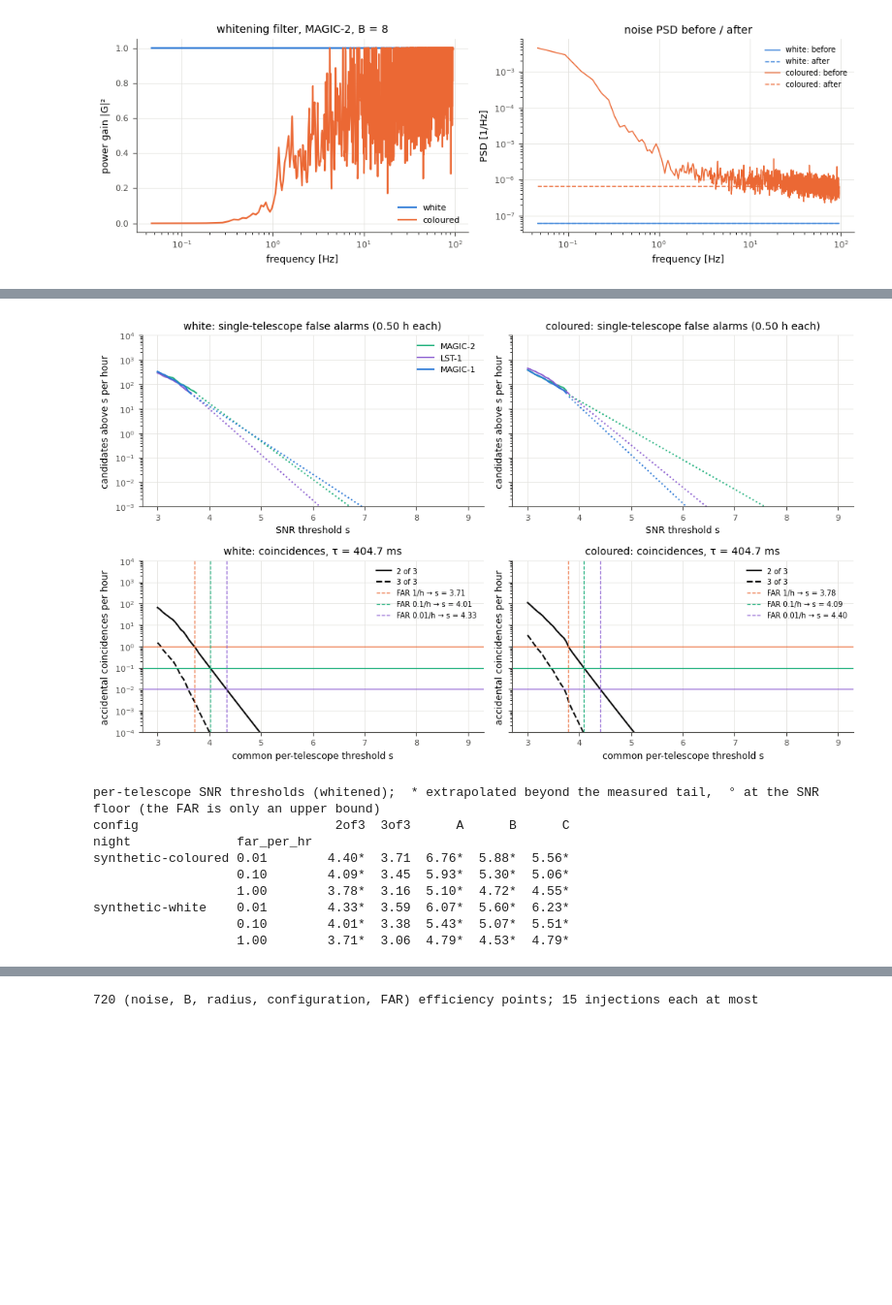
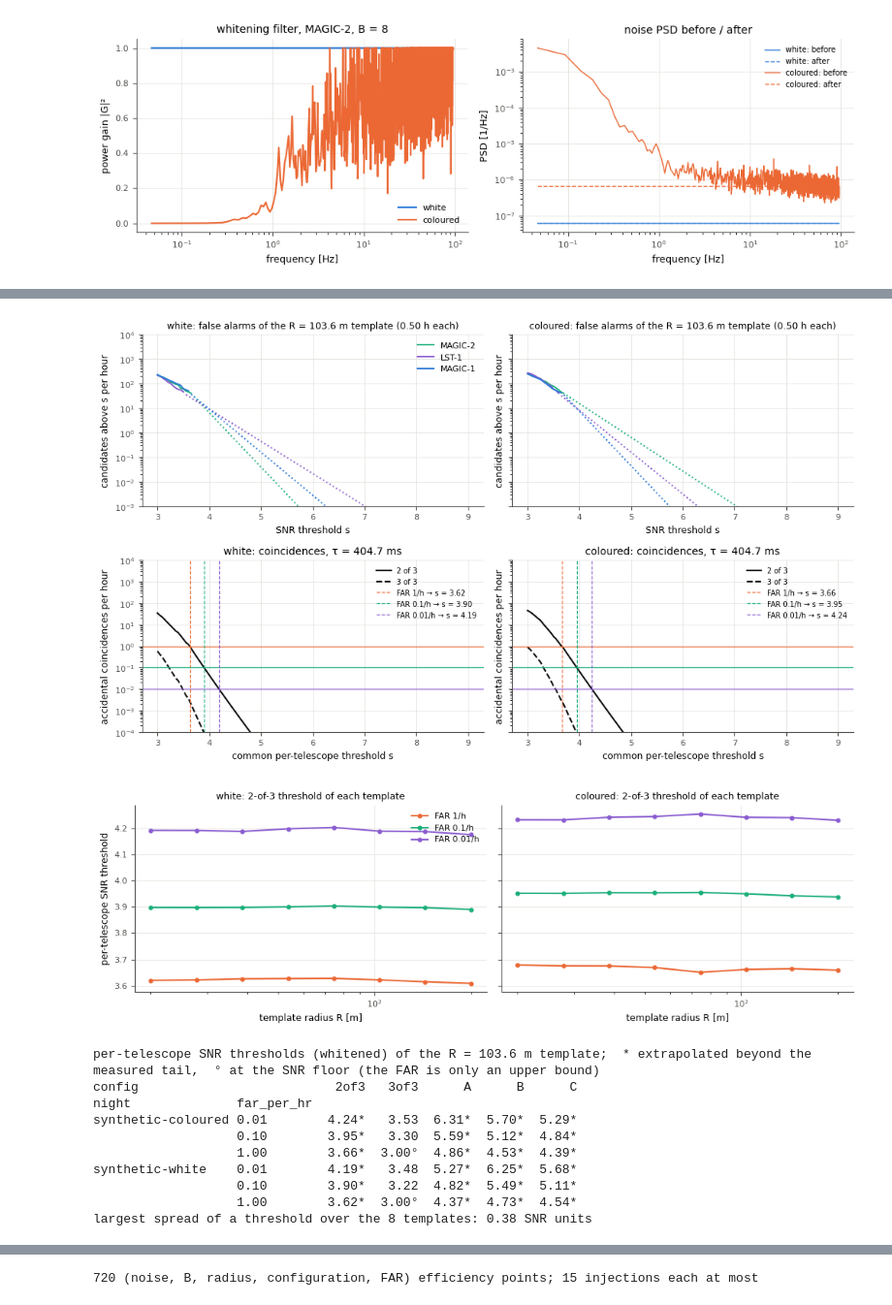
Before and after one commit to eliadse/kbo-occultation, a Jupyter notebook: notebooks/synthetic_upper_limits.ipynb, the cells around one changed output, grey strips where cells are left out. Shown at 97% size. Saved outputs shown, nothing was run; the diff lists cells and outputs as text; code cells hidden in the pictures; blank space fills up the shorter version.

```diff
--- a/notebooks/synthetic_upper_limits.ipynb
+++ b/notebooks/synthetic_upper_limits.ipynb
@@ -684,7 +654,7 @@ ax.set_yscale("log")
 ax.set_ylim(0.5, None)
 ax.set_xlabel("matched-filter SNR of the uninjected run")
 ax.set_ylabel("samples")
-ax.set_title(f"{DEMO_NOISE} noise, bank template of R = 100 m")
+ax.set_title(f"{DEMO_NOISE} noise, template of R = {DEMO_R:g} m")
 ax.legend(frameon=False, fontsize=8)
 finish(fig, "13_snr_trace_histogram")
 # %% [output]
@@ -705,12 +679,8 @@ curves are generated. Results are cached per run in `outputs/notebooks/synthetic
 # %%
 import zlib
 
-BANK = None                                           # None: calibrate_run builds each star's own bank (mimic.star_bank)
-if not PER_STAR_BANK:
-    from kbo_occultation.analysis.mimic import search_templates
-    BANK = search_templates(ccfg.mimic, v_bank)
 ref_key = "" if profiles is None else "_ref%08x" % zlib.crc32("|".join(f"{g['A'].night}/{g['A'].observation}" for g in refs).encode())
-TAG = (f"t{N_TRIALS}_r{RADII[0]:g}-{RADII[-1]:g}x{len(RADII)}_s{RUN_S:g}_seed{SEED}" + ("" if PER_STAR_BANK else "_fixedbank") + ref_key)
+TAG = (f"t{N_TRIALS}_r{RADII[0]:g}-{RADII[-1]:g}x{len(RADII)}_s{RUN_S:g}_seed{SEED}" + "_matched" + ref_key)
 
 parts = {k: [] for k in ("trials", "cands", "calib", "full")}
 t_all = time.time()
@@ -725,8 +695,8 @@ for night, obs, group in ALL_RUNS:
             t = time.time()
             full_rows = []
             tr, ca, ka = ms.calibrate_run(night, obs, group, cfg, ccfg, corr, list(RADII), sf_mode="measured",
-                                          n_trials=N_TRIALS, seed=SEED, bank=BANK, patterns=pattern_cache,
-                                          full_candidates=full_rows)
+                                          n_trials=N_TRIALS, seed=SEED, patterns=pattern_cache,
+                                          full_candidates=full_rows, matched=True)
             frames = {"trials": tr, "cands": ca, "calib": ka, "full": pd.DataFrame(full_rows)}
             for k, df in frames.items():
                 df.to_csv(paths[k], index=False)
@@ -739,9 +709,9 @@ trials, cands, run_calib, full = (cat(parts[k]) for k in ("trials", "cands", "ca
 for df in (cands, run_calib, full):
     if len(df):
         df["mag_B"] = [MAG_OF[(n, o)] for n, o in zip(df["night"], df["observation"])]
-print(f"{len(trials)} injected searches, {len(full)} false-alarm candidates in {run_calib.groupby('night')['live_s'].sum().sum() / 3600:.2f} telescope-hours "
+print(f"{len(trials)} injected searches, {len(full)} false-alarm candidates in {run_calib.drop_duplicates(['night', 'observation', 'correction', 'channel'])['live_s'].sum() / 3600:.2f} telescope-hours "
       f"({time.time() - t_all:.0f} s)")
-print("\nSNR trace of the uninjected runs (σ and MAD-σ ≈ 1 means the empirical normalisation is right):")
+print("\nSNR trace of the uninjected runs, mean over the templates (σ and MAD-σ ≈ 1 means the empirical normalisation is right):")
 print(run_calib.groupby(["night", "correction", "channel"])[["snr_std", "snr_mad_sigma", "n_candidates"]].mean().round(2).to_string())
 # %% [output]
 synthetic-white      B7_0   whitened  cached
@@ -779,57 +751,79 @@ the tail comes from about one hour.
 # %%
-curves = sy.rate_curves_from_candidates(full, run_calib)         # {(night, correction): {channel: RateCurve}}
-thresholds = cat([ms.thresholds_table(cv, TOL, FARS).assign(night=n, correction=c) for (n, c), cv in curves.items()])
+curves = sy.rate_curves_from_candidates(full, run_calib, by=("night", "correction", "radius_m"))   # {(night, correction, R): {channel: RateCurve}}
+curves_by_R = {}                                                  # {(night, correction): {R: {channel: RateCurve}}}
+for (n, c, R), cv in curves.items():
+    curves_by_R.setdefault((n, c), {})[R] = cv
+thresholds = cat([ms.thresholds_table(cv, TOL, FARS).assign(night=n, correction=c, radius_m=R) for (n, c, R), cv in curves.items()])
 HEAD_CORR = CORRECTIONS[0]
+R_REF = float(RADII[np.argmin(np.abs(np.log(RADII / 100.0)))])    # the radius whose false alarms are drawn
 
 s_grid = np.linspace(3.0, 9.0, 121)
 fig, axes = plt.subplots(2, len(NOISE_MODELS), figsize=(5.2 * len(NOISE_MODELS), 6.2), squeeze=False, sharey="row")
 for j, noise in enumerate(NOISE_MODELS):
-    cv = curves[(f"synthetic-{noise}", HEAD_CORR)]
+    cv = curves[(f"synthetic-{noise}", HEAD_CORR, R_REF)]
     ax = style(axes[0, j])
     for ch, curve in cv.items():
         r = np.array([curve.rate(s) for s in s_grid])
         ext = np.array([curve.extrapolated(s) for s in s_grid])
         ax.plot(s_grid[~ext], r[~ext], color=TEL_COLOR[ch], lw=1.4, label=f"{TEL_NAME[ch]}")
         ax.plot(s_grid[ext], r[ext], color=TEL_COLOR[ch], lw=1.4, ls=":")
     ax.set_yscale("log")
     ax.set_ylim(1e-3, 1e4)
-    ax.set_title(f"{noise}: single-telescope false alarms ({curve.hours:.2f} h each)")
+    ax.set_title(f"{noise}: false alarms of the R = {R_REF:g} m template ({curve.hours:.2f} h each)", fontsize=9)
     ax.set_xlabel("SNR threshold s")
     ax.set_ylabel("candidates above s per hour")
     if j == 0:
         ax.legend(frameon=False, fontsize=8)
     ax = style(axes[1, j])
     for k, ls in ((2, "-"), (3, "--")):
         if k <= len(cv):
             ax.plot(s_grid, [ms.coincidence_rate(cv, s, TOL, k) for s in s_grid], color=INK, ls=ls, label=f"{k} of {len(cv)}")
     for far, c in zip(FARS, ("#eb6834", "#1baf7a", "#8a5cd0")):
         ax.axhline(far, color=c, lw=0.9)
-        row = thresholds[(thresholds["night"] == f"synthetic-{noise}") & (thresholds["correction"] == HEAD_CORR)
+        row = thresholds[(thresholds["night"] == f"synthetic-{noise}") & (thresholds["correction"] == HEAD_CORR) & (thresholds["radius_m"] == R_REF)
                          & (thresholds["config"] == f"{MIN_NTEL}of{len(cv)}") & (thresholds["far_per_hr"] == far)]
         ax.axvline(float(row["threshold"].iloc[0]), color=c, lw=0.9, ls="--", label=f"FAR {far:g}/h → s = {float(row['threshold'].iloc[0]):.2f}")
     ax.set_yscale("log")
     ax.set_ylim(1e-4, 1e4)
     ax.set_xlabel("common per-telescope threshold s")
     ax.set_ylabel("accidental coincidences per hour")
     ax.set_title(f"{noise}: coincidences, τ = {TOL * 1e3:.1f} ms")
     ax.legend(frameon=False, fontsize=7)
 finish(fig, "14_false_alarms")
 
-show = thresholds[thresholds["correction"] == HEAD_CORR].copy()
+fig, axes = plt.subplots(1, len(NOISE_MODELS), figsize=(5.2 * len(NOISE_MODELS), 3.4), squeeze=False, sharey=True)
+for ax, noise in zip(axes[0], NOISE_MODELS):
+    style(ax)
+    for far, c in zip(FARS, ("#eb6834", "#1baf7a", "#8a5cd0")):
+        g = thresholds[(thresholds["night"] == f"synthetic-{noise}") & (thresholds["correction"] == HEAD_CORR)
+                       & (thresholds["config"] == f"{MIN_NTEL}of3") & (thresholds["far_per_hr"] == far)].sort_values("radius_m")
+        ax.plot(g["radius_m"], g["threshold"], "o-", ms=3.5, color=c, label=f"FAR {far:g}/h")
+    ax.set_xscale("log")
+    ax.set_xlabel("template radius R [m]")
+    ax.set_title(f"{noise}: {MIN_NTEL}-of-3 threshold of each template", fontsize=9)
+axes[0, 0].set_ylabel("per-telescope SNR threshold")
+axes[0, 0].legend(frameon=False, fontsize=8)
+finish(fig, "14b_thresholds_vs_radius")
+
+show = thresholds[(thresholds["correction"] == HEAD_CORR) & (thresholds["radius_m"] == R_REF)].copy()
 show["threshold"] = [f"{t:.2f}" + ("*" if e else "") + ("°" if f else "") for t, e, f in zip(show["threshold"], show["thr_extrapolated"], show["thr_at_floor"])]
-print(f"per-telescope SNR thresholds ({HEAD_CORR});  * extrapolated beyond the measured tail,  ° at the SNR floor (the FAR is only an upper bound)")
+print(f"per-telescope SNR thresholds ({HEAD_CORR}) of the R = {R_REF:g} m template;  * extrapolated beyond the measured tail,  ° at the SNR floor (the FAR is only an upper bound)")
 print(show.pivot_table(index=["night", "far_per_hr"], columns="config", values="threshold", aggfunc="first").to_string())
+spread = thresholds[thresholds["correction"] == HEAD_CORR].groupby(["night", "config", "far_per_hr"])["threshold"].agg(lambda t: t.max() - t.min())
+print(f"largest spread of a threshold over the {len(RADII)} templates: {spread.max():.2f} SNR units")
 # %% [output]
-[figure, old version]
+[figure, new version]
+[figure, added]
-per-telescope SNR thresholds (whitened);  * extrapolated beyond the measured tail,  ° at the SNR floor (the FAR is only an upper bound)
-config                          2of3  3of3      A      B      C
+per-telescope SNR thresholds (whitened) of the R = 103.6 m template;  * extrapolated beyond the measured tail,  ° at the SNR floor (the FAR is only an upper bound)
+config                          2of3   3of3      A      B      C
 night              far_per_hr
-synthetic-coloured 0.01        4.40*  3.71  6.76*  5.88*  5.56*
-                   0.10        4.09*  3.45  5.93*  5.30*  5.06*
-                   1.00        3.78*  3.16  5.10*  4.72*  4.55*
-synthetic-white    0.01        4.33*  3.59  6.07*  5.60*  6.23*
-                   0.10        4.01*  3.38  5.43*  5.07*  5.51*
-                   1.00        3.71*  3.06  4.79*  4.53*  4.79*
+synthetic-coloured 0.01        4.24*   3.53  6.31*  5.70*  5.29*
+                   0.10        3.95*   3.30  5.59*  5.12*  4.84*
+                   1.00        3.66*  3.00°  4.86*  4.53*  4.39*
+synthetic-white    0.01        4.19*   3.48  5.27*  6.25*  5.68*
+                   0.10        3.90*   3.22  4.82*  5.49*  5.11*
+                   1.00        3.62*  3.00°  4.37*  4.73*  4.54*
+largest spread of a threshold over the 8 templates: 0.38 SNR units
 # %% [markdown]
 ## 6. Injection and recovery
 
```
Also changed, not shown: parts of 47 cells of this notebook, 9 other files.
